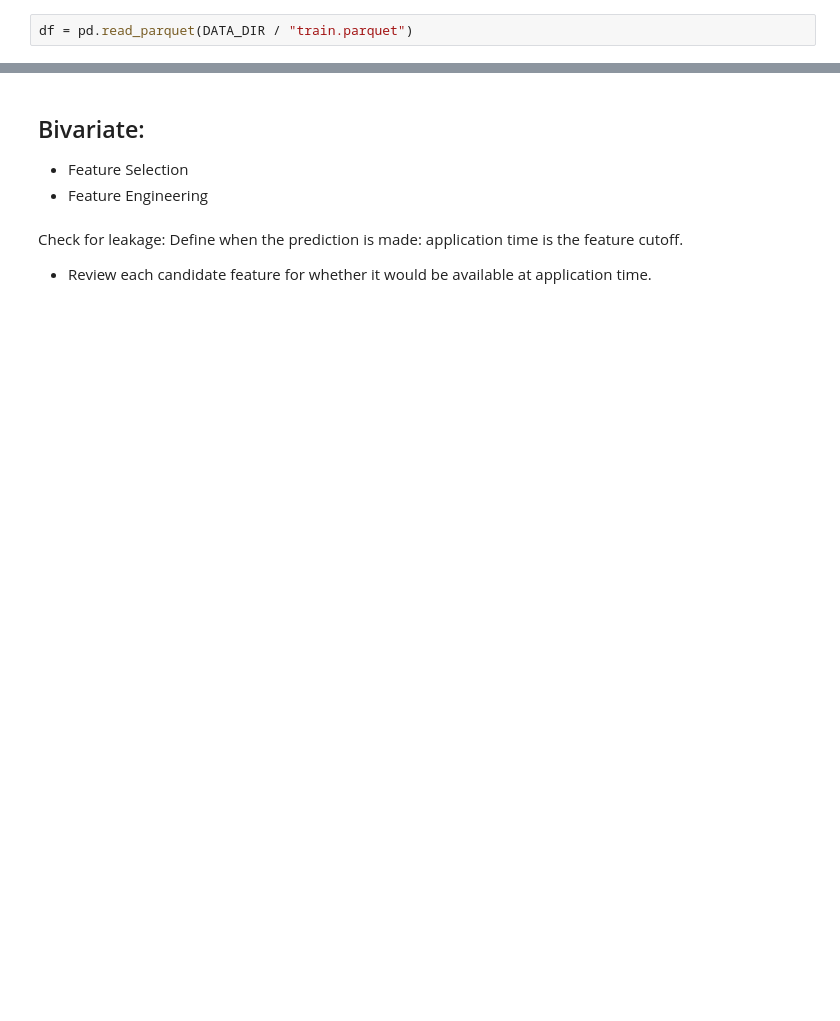
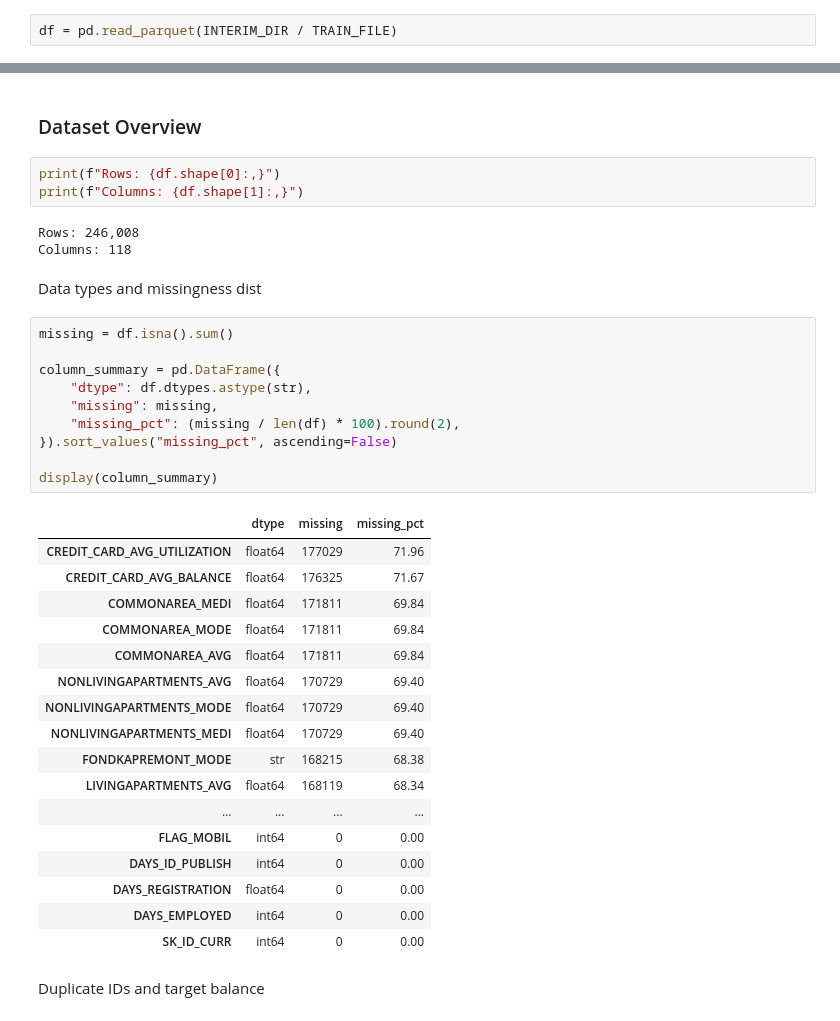
Before and after one commit to Abdelhakiem/Credit_Default_Risk, a Jupyter notebook: notebooks/02_eda.ipynb, the cells around one changed output, grey strips where cells are left out. Drawn from its saved outputs; the diff is of its cells as text; blank space fills up the shorter version.

```diff
--- a/notebooks/02_eda.ipynb
+++ b/notebooks/02_eda.ipynb
@@ -13,2 +16,2 @@ DATA_DIR = next((path for path in data_dir_candidates if path.is_dir()), None)
 # %%
-df = pd.read_parquet(DATA_DIR / "train.parquet")
+df = pd.read_parquet(INTERIM_DIR / TRAIN_FILE)
@@ -30,7 +18,40 @@ df = pd.read_parquet(DATA_DIR / "train.parquet")
-# %% [markdown]
-## Bivariate:
-- Feature Selection
-- Feature Engineering
-# %% [markdown]
-Check for leakage: Define when the prediction is made: application time is the feature cutoff.
-- Review each candidate feature for whether it would be available at application time.
+# %% [markdown]
+### Dataset Overview
+# %%
+print(f"Rows: {df.shape[0]:,}")
+print(f"Columns: {df.shape[1]:,}")
+# %% [output]
+Rows: 246,008
+Columns: 118
+# %% [markdown]
+Data types and missingness dist
+# %%
+missing = df.isna().sum()
+
+column_summary = pd.DataFrame({
+    "dtype": df.dtypes.astype(str),
+    "missing": missing,
+    "missing_pct": (missing / len(df) * 100).round(2),
+}).sort_values("missing_pct", ascending=False)
+
+display(column_summary)
+# %% [output]
+|  | dtype | missing | missing_pct |
+| CREDIT_CARD_AVG_UTILIZATION | float64 | 177029 | 71.96 |
+| CREDIT_CARD_AVG_BALANCE | float64 | 176325 | 71.67 |
+| COMMONAREA_MEDI | float64 | 171811 | 69.84 |
+| COMMONAREA_MODE | float64 | 171811 | 69.84 |
+| COMMONAREA_AVG | float64 | 171811 | 69.84 |
+| NONLIVINGAPARTMENTS_AVG | float64 | 170729 | 69.40 |
+| NONLIVINGAPARTMENTS_MODE | float64 | 170729 | 69.40 |
+| NONLIVINGAPARTMENTS_MEDI | float64 | 170729 | 69.40 |
+| FONDKAPREMONT_MODE | str | 168215 | 68.38 |
+| LIVINGAPARTMENTS_AVG | float64 | 168119 | 68.34 |
+| ... | ... | ... | ... |
+| FLAG_MOBIL | int64 | 0 | 0.00 |
+| DAYS_ID_PUBLISH | int64 | 0 | 0.00 |
+| DAYS_REGISTRATION | float64 | 0 | 0.00 |
+| DAYS_EMPLOYED | int64 | 0 | 0.00 |
+| SK_ID_CURR | int64 | 0 | 0.00 |
+# %% [markdown]
+Duplicate IDs and target balance
```
Also changed, not shown: parts of 24 cells of this notebook, 4 other files.
